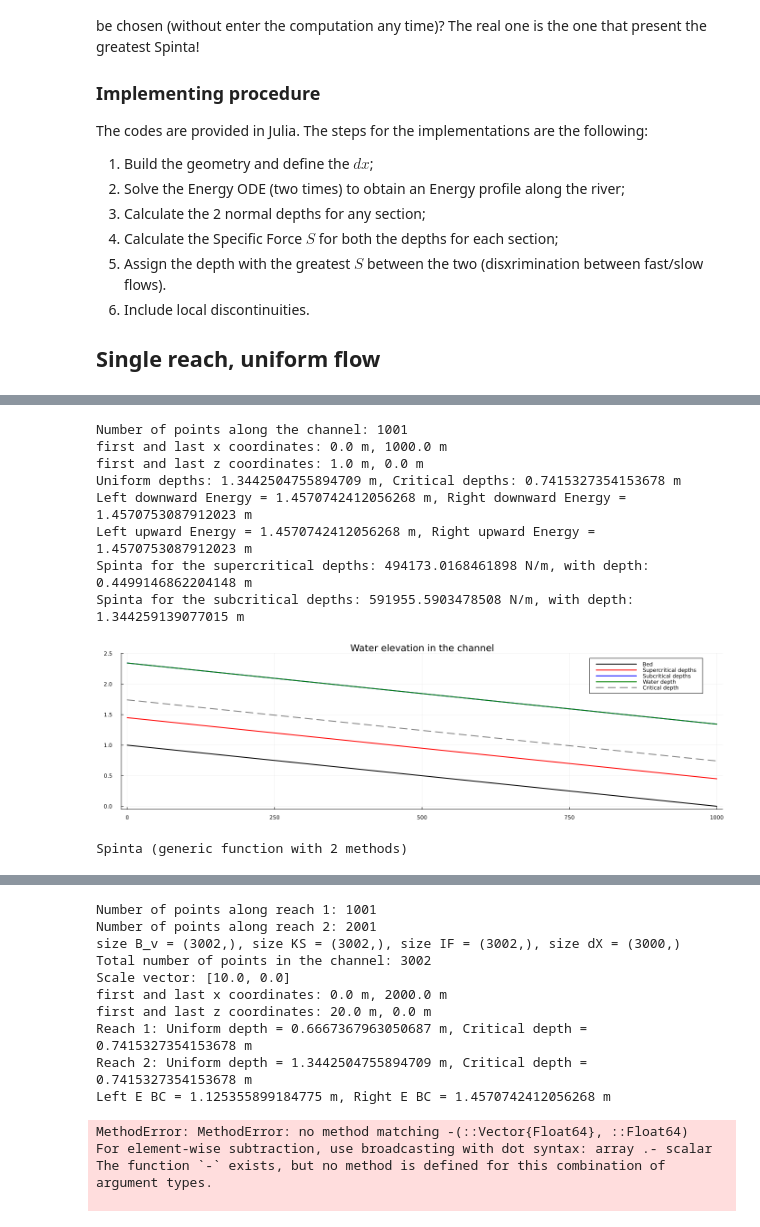
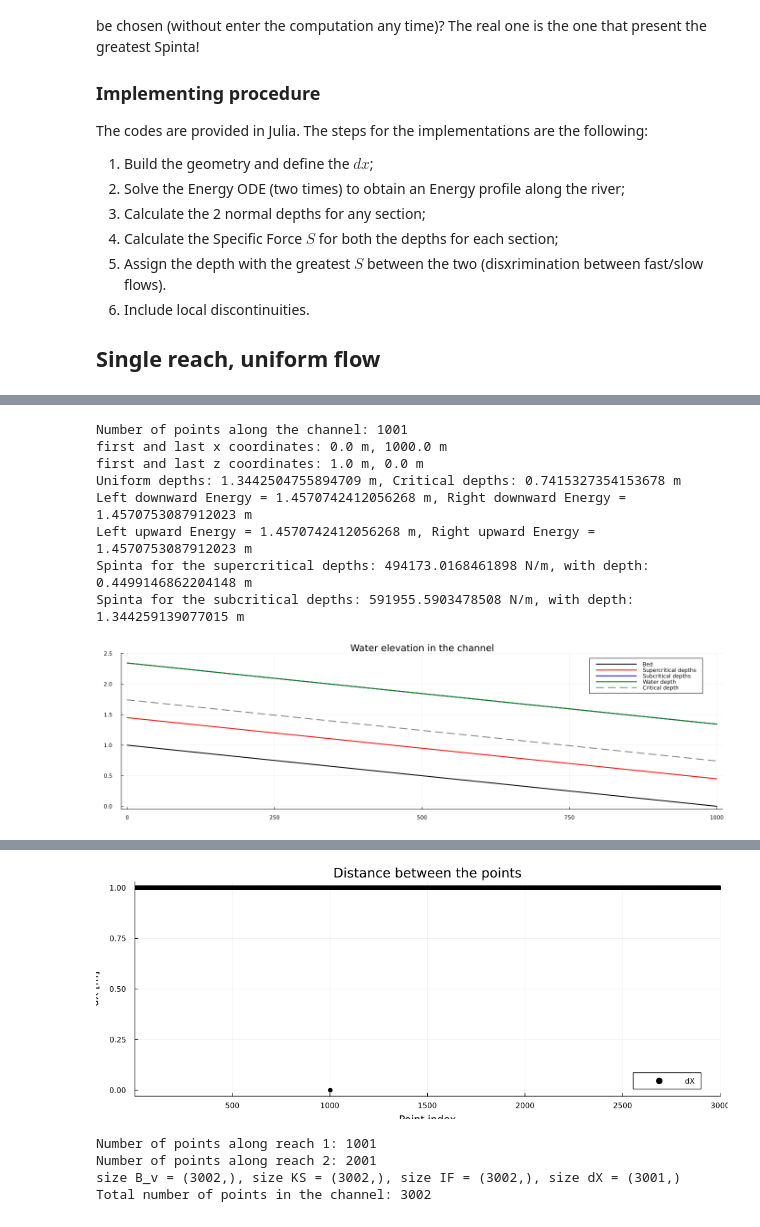
Before and after one commit to AmeGit01/Steady_SWE, a Jupyter notebook: 1D_SWE.ipynb, the cells around one changed output, grey strips where cells are left out. Drawn from its saved outputs; the diff is of its cells as text; code cells hidden in the pictures.

```diff
--- a/1D_SWE.ipynb
+++ b/1D_SWE.ipynb
@@ -212,14 +294,14 @@ println("Left downward Energy = ", e_dw[1], " m, Right downward Energy = ", e_dw
 
 # Solve the energy equation from right to left (upward)
 e_uw = zeros(n_points)                          # energy E at the points of the channel
-e_uw[Npoints] = eR                              # initial condition at the right boundary
+e_uw[n_points] = eR                              # initial condition at the right boundary
 for n in n_points-1:-1:1
     # Evaluate the hydraulic radius:
     Rh = (B[1] * d_uniform[1])/(2*d_uniform[1] + B[1])
     # Evaluate the Energy (forward explicit Euler)
     e_uw[n] = e_uw[n+1] - dx * (iF[1] - (Q/(Ks * B[1] * d_uniform[1]))^2 * Rh^(-4/3))
 end
-println("Left upward Energy = ", e_dw[1], " m, Right upward Energy = ", e_dw[Npoints], " m")
+println("Left upward Energy = ", e_dw[1], " m, Right upward Energy = ", e_dw[n_points], " m")
 
 # ------------------------- DEPTHS EVALUATION -----------------------
 
@@ -227,8 +309,8 @@ println("Left upward Energy = ", e_dw[1], " m, Right upward Energy = ", e_dw[Npo
 d_fast = zeros(n_points)            # depth from the downward energy
 d_slow = zeros(n_points)            # depth from the upward energy
 for n = 1:n_points
-    d_fast[n] = E2d(d_critical, Q, B, e_dw[n], style="supercritical")
-    d_slow[n] = E2d(d_critical, Q, B, e_uw[n], style="subcritical")
+    d_fast[n] = E2d_single_reach(d_critical, Q, B, e_dw[n], style="supercritical")
+    d_slow[n] = E2d_single_reach(d_critical, Q, B, e_uw[n], style="subcritical")
 end
 
 # ------------------------- SPINTA EVALUATION -----------------------
@@ -275,7 +357,6 @@ Left upward Energy = 1.4570742412056268 m, Right upward Energy = 1.4570753087912
 Spinta for the supercritical depths: 494173.0168461898 N/m, with depth: 0.4499146862204148 m
 Spinta for the subcritical depths: 591955.5903478508 N/m, with depth: 1.344259139077015 m
 [figure]
-Spinta (generic function with 2 methods)
 # %% [markdown]
 As can be seen from the plot above, a case like that leads to the situation in which there is always subcritical flow even if the evaluated normal depth is smaller than the critical one, this comes from the comparison of the Spinta of the two solutions: they both start from the same Energy value, so they both lead to the same situation, the energy value itself is correct, it is not correct the location of the imposition, in fact, looking at the plot:
 
@@ -310,17 +391,22 @@ for n_rea in 1:n_reaches
     B_v = n_rea == 1 ? B[n_rea] .* ones(n_points[n_rea]) : vcat(B_v, B[n_rea] .* ones(n_points[n_rea])) # vector of widths, same length as X
     KS = n_rea == 1 ? Ks[n_rea] .* ones(n_points[n_rea]) : vcat(KS, Ks[n_rea] .* ones(n_points[n_rea])) # vector of Strickler coefficients
     IF = n_rea == 1 ? iF[n_rea] .* ones(n_points[n_rea]) : vcat(IF, iF[n_rea] .* ones(n_points[n_rea])) # vector of slopes
-    dX = n_rea == 1 ? dx .* ones(n_points[n_rea]-1) : vcat(dX, dx .* ones(n_points[n_rea]-1)) # vector of distances between the points
+    dX = n_rea == 1 ? dx .* ones(n_points[n_rea]-1) : vcat(dX, dx .* ones(n_points[n_rea])) # vector of distances between the points
 end
 println("size B_v = ", size(B_v), ", size KS = ", size(KS), ", size IF = ", size(IF), ", size dX = ", size(dX))
 
-for n_rea in 1:n_reaches
-    dX[n_points[n_rea]] = 0.0 # set the last distance to zero, to avoid problems in the integration
+for n_rea in 1:n_reaches-1
+    location = sum(n_points[1:n_rea]) + 1                     # location of the first point of the next reach
+    dX[location] = 0.0 # set the last distance to zero, to avoid problems in the integration
 end
 n_points_total = sum(n_points)                              # total number of points in the channel
 println("Total number of points in the channel: ", n_points_total)
 
-
+# Check the dX vector is corrected (must be present some zeros)
+pdx = scatter(dX, label="dX", xlabel="Point index", ylabel="dX [m]",
+    title="Distance between the points", grid=true, color="black",
+    xlims=(1, n_points_total), size=(1000, 400))
+display(pdx)
 
 # auxiliary vector
 scale = zeros(n_reaches)                                    # scale vector for the z coordinates
@@ -341,7 +427,6 @@ end
 println("first and last x coordinates: ", X[1], " m, ", X[end], " m")
 println("first and last z coordinates: ", Z[1], " m, ", Z[end], " m")
 
-
 # --------------------- BOUNDARY CONDITIONS ------------------------
 
 # Evaluate the uniform and critical depths
@@ -349,7 +434,7 @@ d_uniform, d_critical = zeros(n_reaches), zeros(n_reaches)    # initialize the v
 for n_rea in 1:n_reaches
     d_uniform[n_rea], d_critical[n_rea] = evaluate_depths(Q, B[n_rea], L[n_rea], Ks[n_rea], iF[n_rea])    # evaluate the uniform and critical depths
     # append the critical depth vector
-    d_critical_vector = n_rea == 1 ? d_critical[n_rea] .* ones(n_points[n_rea]) : [d_critical_vector, d_critical[n_rea] .* ones(n_points[n_rea])]
+    d_critical_vector = n_rea == 1 ? d_critical[n_rea] .* ones(n_points[n_rea]) : vcat(d_critical_vector, d_critical[n_rea] .* ones(n_points[n_rea]))
     println("Reach ", n_rea, ": Uniform depth = ", d_uniform[n_rea], " m, Critical depth = ", d_critical[n_rea], " m")
 end
 
@@ -368,26 +453,28 @@ for n in 2:n_points_total
     # Evaluate the hydraulic radius:
     Rh = (B_v[n-1] * d_fast[n-1])/(2*d_fast[n-1] + B_v[n-1])
     # Evaluate the Energy (forward explicit Euler)
-    temp = - dX[n] * (IF[n-1] - (Q/(KS[n-1] * B_v[n-1] * d_fast[n-1]))^2 * Rh^(-4/3))
+    temp = - dX[n-1] * (IF[n-1] - (Q/(KS[n-1] * B_v[n-1] * d_fast[n-1]))^2 * Rh^(-4/3))
     e_dw[n] = e_dw[n-1] + temp
     d_fast[n] = E2d(d_critical_vector[n], Q, B_v[n], e_dw[n], style="supercritical")
 end
-println("Left downward Energy = ", e_dw[1], " m, Right downward Energy = ", e_dw[n_points_total], " m")
+println("Supercritical computation: Left downward Energy = ", e_dw[1], " m, Right downward Energy = ", e_dw[n_points_total], " m")
 
-#=
+
 # Solve the energy equation from right to left (upward)
 e_uw = zeros(n_points_total); e_uw[end] = eR                    # energy E at the points of the channel + IC
 d_slow = zeros(n_points_total); d_slow[end] = d_uniform[end]    # depth from the upward energy + IC
-for n in n_points-1:-1:1
+for n in n_points_total-1:-1:1
     # Evaluate the hydraulic radius:
-    Rh = (B_v[n+1] * d_slow[n+1])/(2*d_slow[n+] + B_v[n+1])
+    Rh = (B_v[n+1] * d_slow[n+1])/(2*d_slow[n+1] + B_v[n+1])
     # Evaluate the Energy (forward explicit Euler)
-    e_uw[n] = e_uw[n+1] - dx * (IF[n+1] - (Q/(KS[n+1] * B_v[n+1] * d_slow[n+1]))^2 * Rh^(-4/3))
-    d_slow[n] = E2d(d_critical_vector[n], Q, B_v[n], e_dw[n], style="supercritical")
+    temp = - dX[n] * (IF[n+1] - (Q/(KS[n+1] * B_v[n+1] * d_slow[n+1]))^2 * Rh^(-4/3))
+    e_uw[n] = e_uw[n+1] + temp
+    d_slow[n] = E2d(d_critical_vector[n], Q, B_v[n], e_uw[n], style="subcritical")
+    println("n = ", n)
 end
-println("Left upward Energy = ", e_dw[1], " m, Right upward Energy = ", e_dw[Npoints], " m")
+println("Subcritical computation: Left upward Energy = ", e_dw[1], " m, Right upward Energy = ", e_dw[n_points_total], " m")
 
-
+#=
 # ------------------------- SPINTA EVALUATION -----------------------
 
 # evaluate the Spinta for both the supercritical and subcritical depths
@@ -397,44 +484,35 @@ for n = 1:n_points_total
     Spinta_fast[n] = Spinta(Q, B_v[n], d_fast[n])    # Spinta for the supercritical depths
     Spinta_slow[n] = Spinta(Q, B_v[n], d_slow[n])    # Spinta for the subcritical depths
 end
 #println("Spinta for the supercritical depths: ", Spinta_fast[1], " N/m, with depth: ", d_fast[1], " m")
 #println("Spinta for the subcritical depths: ", Spinta_slow[1], " N/m, with depth: ", d_slow[1], " m")
 
 # Chose the depth with the maximum Spinta between the two:
 d = zeros(n_points_total)                              # final depth to be plotted
 for n = 1:n_points_total
     # use the supercritical depth if Spinta is greater, otherwise use the subcritical depth
     Spinta_fast[n] > Spinta_slow[n] ? d[n] = d_fast[n] : d[n] = d_slow[n]
 end
 
 # --------------------------- PLOTS -----------------------------
 
 y_limits = (min(minimum(Z), minimum(e_dw)) - 0.05, max(maximum(Z), maximum(Z+e_dw)) + 0.05)
 p1 = plot(X, Z, label="Bed", xlabel="x [m]", ylabel="z [m]", title="Bed of the channel", legend=:topright,
     grid=true, xlims=(X[begin]-10, X[end]+10), ylims=y_limits, color="black", linewidth=2,
     size=(1400, 400))
 p1 = plot!(X, Z + d_fast, label="Supercritical depths", xlabel="x [m]", ylabel="z [m]",
     title="Water elevation in the channel", grid=true, color="red", linewidth=2)
 p1 = plot!(X, Z + d_slow, label="Subcritical depths", xlabel="x [m]", ylabel="z [m]",
     title="Water elevation in the channel", grid=true, color="blue", linewidth=2)
 p1 = plot!(X, Z + d, label="Water depth", xlabel="x [m]", ylabel="z [m]",
     title="Water elevation in the channel", grid=true, color="green", linewidth=2)
 p1 = plot!(X, Z + d_critical_vector, label="Critical depth", xlabel="x [m]", ylabel="z [m]",
     title="Water elevation in the channel", grid=true, color="gray", linewidth=2, linestyle=:dash)
 display(p1)
 =#
 # %% [output]
+[figure, added]
 Number of points along reach 1: 1001
 Number of points along reach 2: 2001
-size B_v = (3002,), size KS = (3002,), size IF = (3002,), size dX = (3000,)
+size B_v = (3002,), size KS = (3002,), size IF = (3002,), size dX = (3001,)
 Total number of points in the channel: 3002
-Scale vector: [10.0, 0.0]
-first and last x coordinates: 0.0 m, 2000.0 m
-first and last z coordinates: 20.0 m, 0.0 m
-Reach 1: Uniform depth = 0.6667367963050687 m, Critical depth = 0.7415327354153678 m
-Reach 2: Uniform depth = 1.3442504755894709 m, Critical depth = 0.7415327354153678 m
-Left E BC = 1.125355899184775 m, Right E BC = 1.4570742412056268 m
-MethodError: MethodError: no method matching -(::Vector{Float64}, ::Float64)
-For element-wise subtraction, use broadcasting with dot syntax: array .- scalar
-The function `-` exists, but no method is defined for this combination of argument types.
-
```
Also changed, not shown: parts of 3 cells of this notebook, 4 other files.
